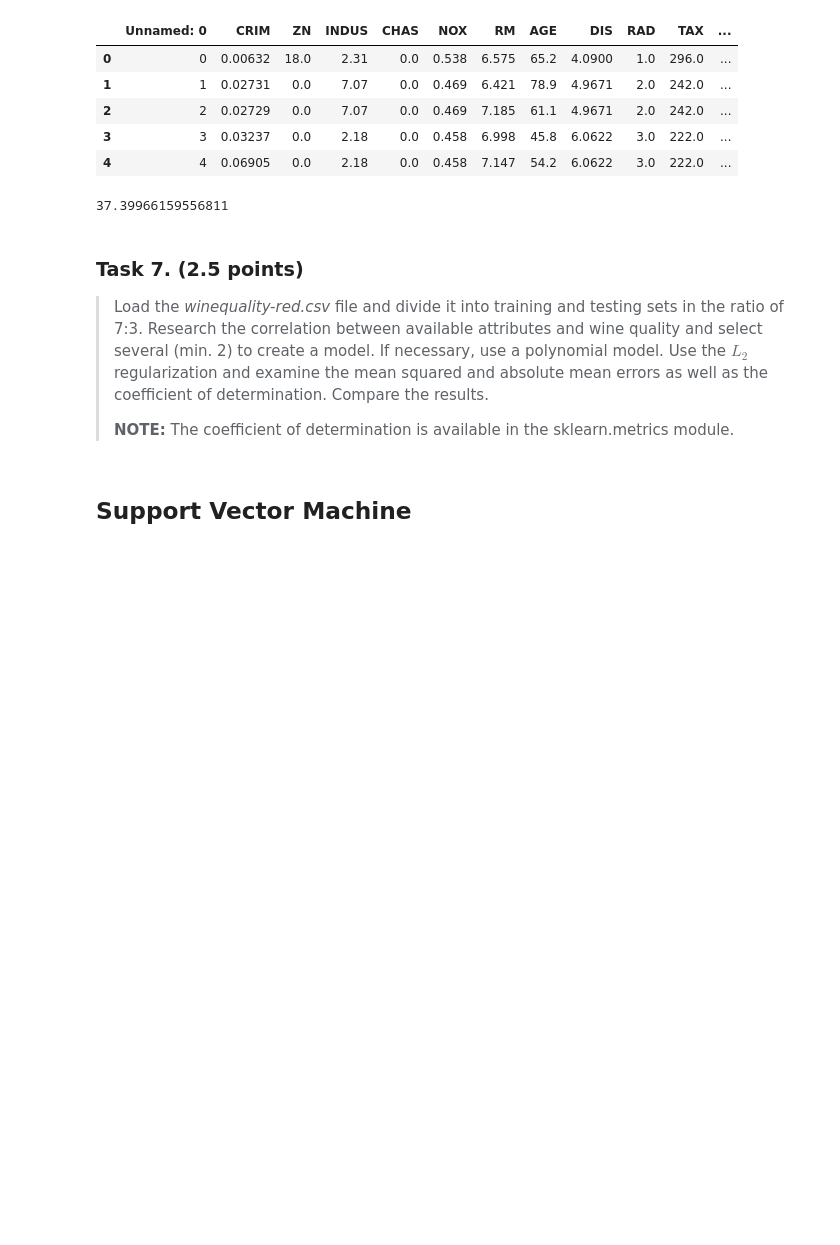
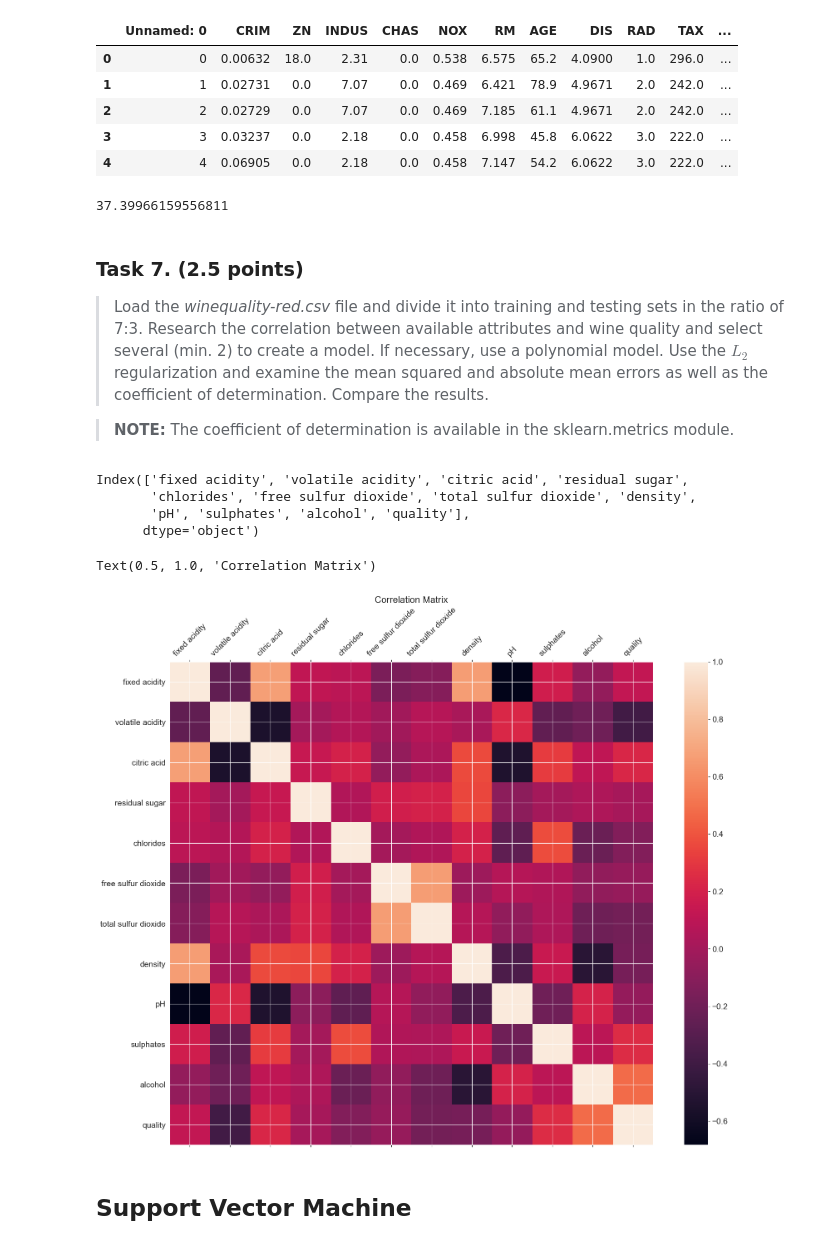
Before and after one commit to Azirral/data-science-exercises, a Jupyter notebook: Exercise3/ADM_prediction.ipynb, the cells around one changed output. Cells and saved outputs as stored; diff of their text form; code cells hidden in the pictures; blank space fills up the shorter version.

```diff
--- a/Exercise3/ADM_prediction.ipynb
+++ b/Exercise3/ADM_prediction.ipynb
@@ -524,5 +524,5 @@ mean_squared_error(y2, y2_model)
 # %% [markdown]
 ### Task 7. (2.5 points)
 > Load the *winequality-red.csv* file and divide it into training and testing sets in the ratio of 7:3. Research the correlation between available attributes and wine quality and select several (min. 2) to create a model. If necessary, use a polynomial model. Use the $L_2$ regularization and examine the mean squared and absolute mean errors as well as the coefficient of determination. Compare the results.
->
+
 > **NOTE:** The coefficient of determination is available in the sklearn.metrics module.
@@ -531,3 +529,28 @@ mean_squared_error(y2, y2_model)
+# %%
+df = pd.read_csv("winequality-red.csv",delimiter = ';', header=0)
+X = pd.DataFrame(df.iloc[:,:-1])
+y = pd.DataFrame(df.iloc[:,-1])
+
+X1, X2, y1, y2 = train_test_split(X, y, random_state=0,
+                                  train_size=0.7)
+# %%
+df.columns
+# %% [output]
+Index(['fixed acidity', 'volatile acidity', 'citric acid', 'residual sugar',
+       'chlorides', 'free sulfur dioxide', 'total sulfur dioxide', 'density',
+       'pH', 'sulphates', 'alcohol', 'quality'],
+      dtype='object')
+# %%
+f = plt.figure(figsize=(19, 15))
+plt.matshow(df.corr(), fignum=f.number)
+plt.xticks(range(df.select_dtypes(['number']).shape[1]), df.select_dtypes(['number']).columns, fontsize=14, rotation=45)
+plt.yticks(range(df.select_dtypes(['number']).shape[1]), df.select_dtypes(['number']).columns, fontsize=14)
+cb = plt.colorbar()
+cb.ax.tick_params(labelsize=14)
+plt.title('Correlation Matrix', fontsize=16)
+# %% [output]
+Text(0.5, 1.0, 'Correlation Matrix')
+[figure, added]
 # %% [markdown]
 ## Support Vector Machine
 # %%
```
Also changed, not shown: parts of 11 cells of this notebook.
